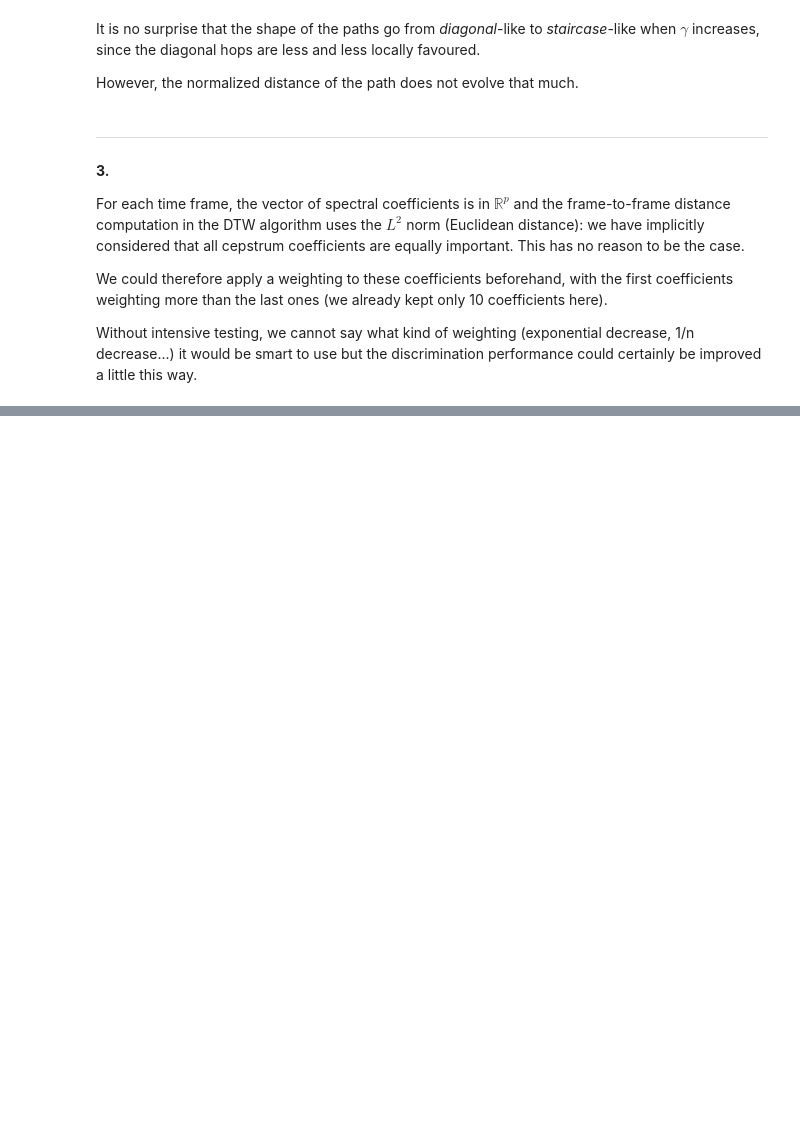
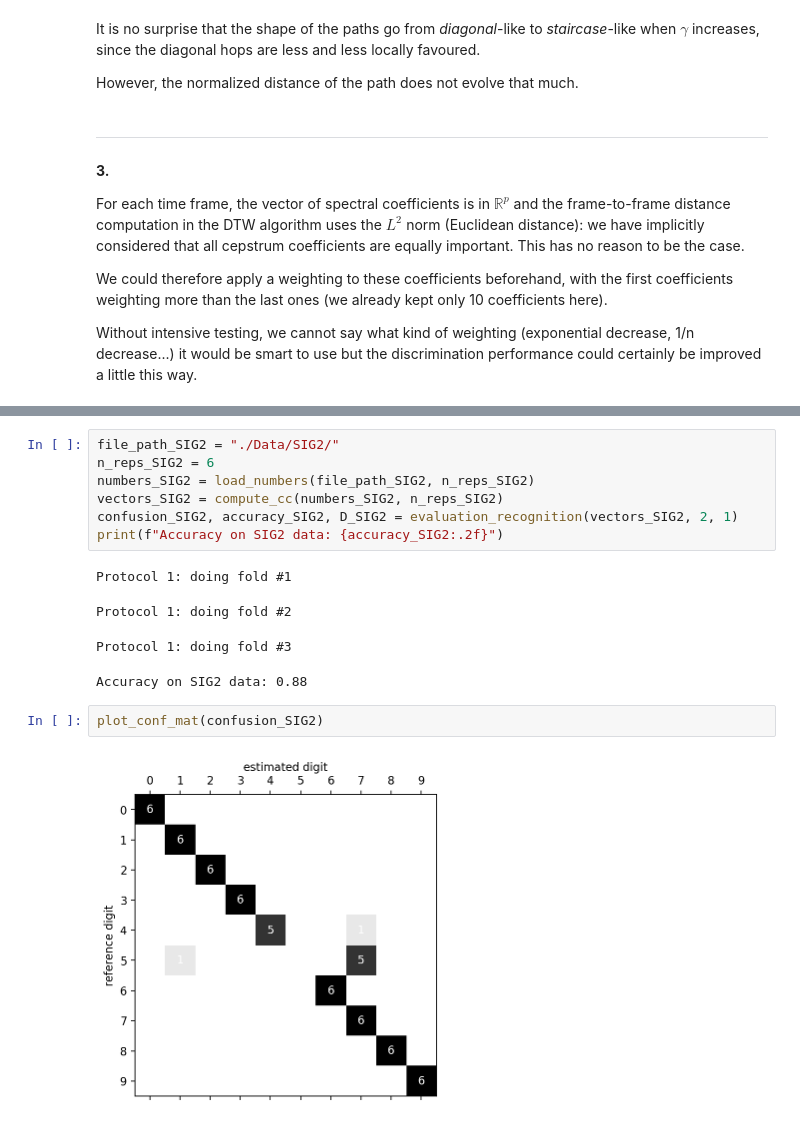
Before and after one commit to littlebuzzybee/TSIA206-TP2, a Jupyter notebook: TP - Dynamic Time Warping for Speech Recognition.ipynb, the cells around one changed output, grey strips where cells are left out. Saved outputs shown, nothing was run; the diff lists cells and outputs as text; blank space fills up the shorter version.

Commit message:
protocol 1 done

```diff
--- a/TP - Dynamic Time Warping for Speech Recognition.ipynb
+++ b/TP - Dynamic Time Warping for Speech Recognition.ipynb
@@ -543,0 +662,16 @@ Questions:
+# %%
+file_path_SIG2 = "./Data/SIG2/"
+n_reps_SIG2 = 6
+numbers_SIG2 = load_numbers(file_path_SIG2, n_reps_SIG2)
+vectors_SIG2 = compute_cc(numbers_SIG2, n_reps_SIG2)
+confusion_SIG2, accuracy_SIG2, D_SIG2 = evaluation_recognition(vectors_SIG2, 2, 1)
+print(f"Accuracy on SIG2 data: {accuracy_SIG2:.2f}")
+# %% [output]
+Protocol 1: doing fold #1
+Protocol 1: doing fold #2
+Protocol 1: doing fold #3
+Accuracy on SIG2 data: 0.88
+# %%
+plot_conf_mat(confusion_SIG2)
+# %% [output]
+[figure, added]
```
Also changed, not shown: parts of 17 cells of this notebook, 1 other file.
